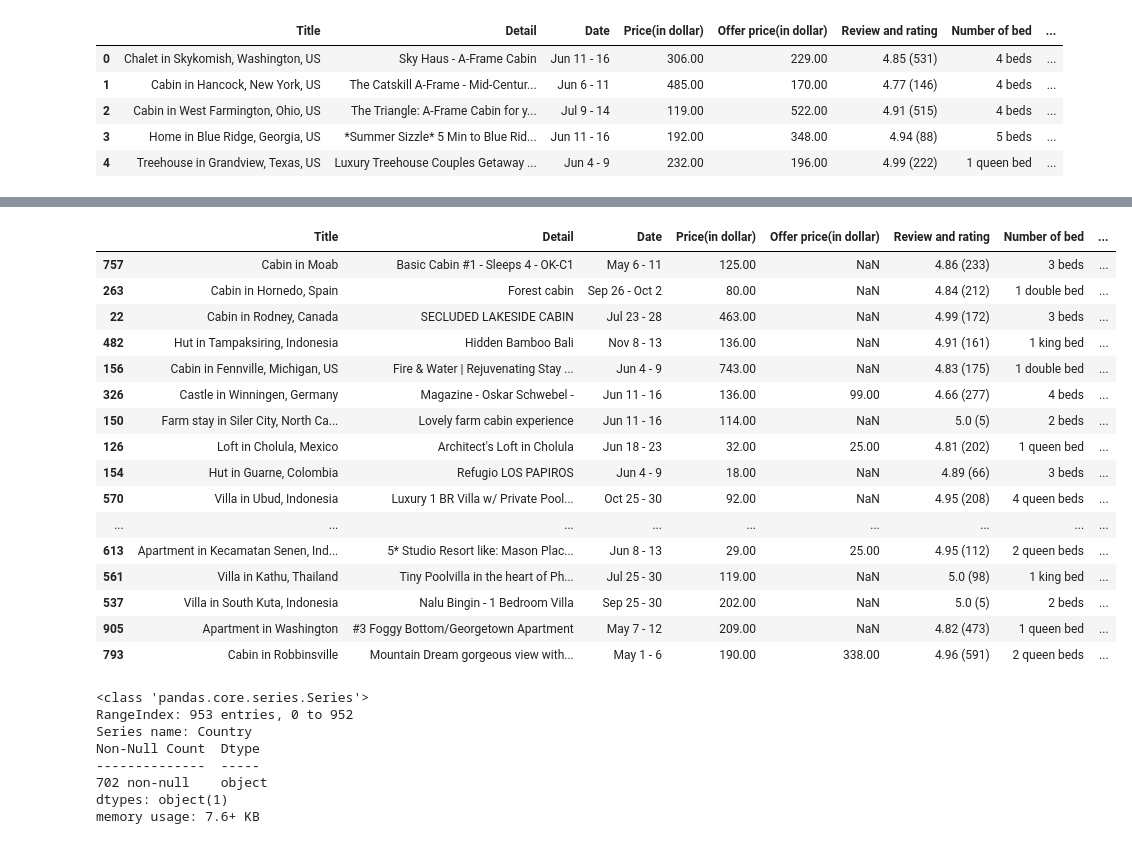
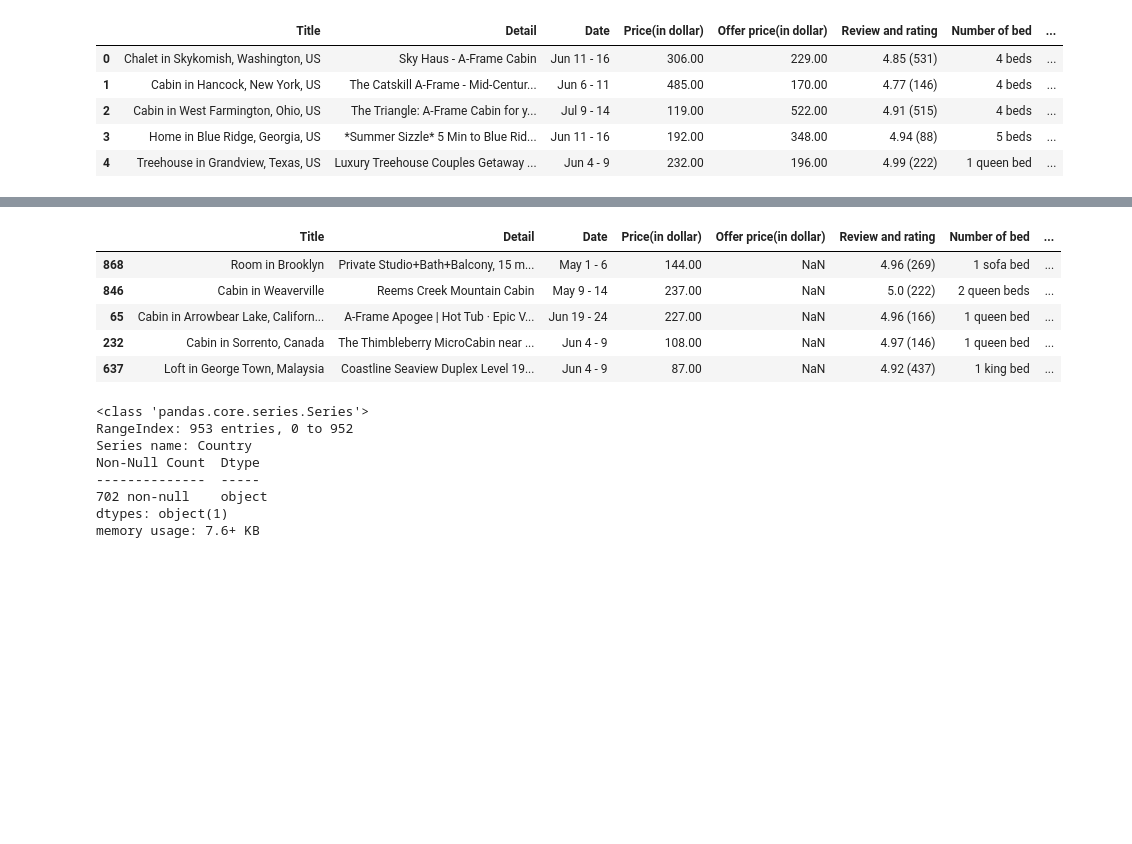
Before and after one commit to nyassi35/ReDI_project, a Jupyter notebook: Redi_Project.ipynb, the cells around one changed output, grey strips where cells are left out. Saved outputs shown, nothing was run; the diff lists cells and outputs as text; code cells hidden in the pictures; blank space fills up the shorter version.

```diff
--- a/Redi_Project.ipynb
+++ b/Redi_Project.ipynb
@@ -189,10 +176,16 @@ df1.sample(20)
 # %%
 # Assuming you have the table data in a DataFrame called 'df1'
 
-# Split the 'Others' column into 'City', 'State', and 'Country' columns
-split_values = df1['others'].str.split(',')
+# # Split the 'Others' column
+# split_values = df1['others'].str.split(',')
 
-df1['City'] = split_values.str[0]
+# df1['City'] = split_values.str[0]
+
+# df1.sample(5)
+
+
+
+df1['City'] = df1['others'].str.split(',').str[0]
 
 df1.sample(5)
 # %% [output]
@@ -205,25 +198,19 @@ df1.sample(5)
 # %%
+# # Check the number of words after splitting
+# df1['Country'] = split_values.apply(lambda x: x[-1].strip() if len(x) > 1 else None)
+# df1.sample(50)
+
+
 # Check the number of words after splitting
-df1['Country'] = split_values.apply(lambda x: x[-1].strip() if len(x) > 1 else None)
-df1.sample(50)
+df1['Country'] = df1['others'].str.split(',').apply(lambda x: x[-1].strip() if len(x) > 1 else None)
+df1.sample(5)
 # %% [output]
 |  | Title | Detail | Date | Price(in dollar) | Offer price(in dollar) | Review and rating | Number of bed | ... |
-| 757 | Cabin in Moab | Basic Cabin #1 - Sleeps 4 - OK-C1 | May 6 - 11 | 125.00 | NaN | 4.86 (233) | 3 beds | ... |
-| 263 | Cabin in Hornedo, Spain | Forest cabin | Sep 26 - Oct 2 | 80.00 | NaN | 4.84 (212) | 1 double bed | ... |
-| 22 | Cabin in Rodney, Canada | SECLUDED LAKESIDE CABIN | Jul 23 - 28 | 463.00 | NaN | 4.99 (172) | 3 beds | ... |
-| 482 | Hut in Tampaksiring, Indonesia | Hidden Bamboo Bali | Nov 8 - 13 | 136.00 | NaN | 4.91 (161) | 1 king bed | ... |
-| 156 | Cabin in Fennville, Michigan, US | Fire & Water | Rejuvenating Stay ... | Jun 4 - 9 | 743.00 | NaN | 4.83 (175) | 1 double bed | ... |
-| 326 | Castle in Winningen, Germany | Magazine - Oskar Schwebel - | Jun 11 - 16 | 136.00 | 99.00 | 4.66 (277) | 4 beds | ... |
-| 150 | Farm stay in Siler City, North Ca... | Lovely farm cabin experience | Jun 11 - 16 | 114.00 | NaN | 5.0 (5) | 2 beds | ... |
-| 126 | Loft in Cholula, Mexico | Architect's Loft in Cholula | Jun 18 - 23 | 32.00 | 25.00 | 4.81 (202) | 1 queen bed | ... |
-| 154 | Hut in Guarne, Colombia | Refugio LOS PAPIROS | Jun 4 - 9 | 18.00 | NaN | 4.89 (66) | 3 beds | ... |
-| 570 | Villa in Ubud, Indonesia | Luxury 1 BR Villa w/ Private Pool... | Oct 25 - 30 | 92.00 | NaN | 4.95 (208) | 4 queen beds | ... |
-| ... | ... | ... | ... | ... | ... | ... | ... | ... |
-| 613 | Apartment in Kecamatan Senen, Ind... | 5* Studio Resort like: Mason Plac... | Jun 8 - 13 | 29.00 | 25.00 | 4.95 (112) | 2 queen beds | ... |
-| 561 | Villa in Kathu, Thailand | Tiny Poolvilla in the heart of Ph... | Jul 25 - 30 | 119.00 | NaN | 5.0 (98) | 1 king bed | ... |
-| 537 | Villa in South Kuta, Indonesia | Nalu Bingin - 1 Bedroom Villa | Sep 25 - 30 | 202.00 | NaN | 5.0 (5) | 2 beds | ... |
-| 905 | Apartment in Washington | #3 Foggy Bottom/Georgetown Apartment | May 7 - 12 | 209.00 | NaN | 4.82 (473) | 1 queen bed | ... |
-| 793 | Cabin in Robbinsville | Mountain Dream gorgeous view with... | May 1 - 6 | 190.00 | 338.00 | 4.96 (591) | 2 queen beds | ... |
+| 868 | Room in Brooklyn | Private Studio+Bath+Balcony, 15 m... | May 1 - 6 | 144.00 | NaN | 4.96 (269) | 1 sofa bed | ... |
+| 846 | Cabin in Weaverville | Reems Creek Mountain Cabin | May 9 - 14 | 237.00 | NaN | 5.0 (222) | 2 queen beds | ... |
+| 65 | Cabin in Arrowbear Lake, Californ... | A-Frame Apogee | Hot Tub · Epic V... | Jun 19 - 24 | 227.00 | NaN | 4.96 (166) | 1 queen bed | ... |
+| 232 | Cabin in Sorrento, Canada | The Thimbleberry MicroCabin near ... | Jun 4 - 9 | 108.00 | NaN | 4.97 (146) | 1 queen bed | ... |
+| 637 | Loft in George Town, Malaysia | Coastline Seaview Duplex Level 19... | Jun 4 - 9 | 87.00 | NaN | 4.92 (437) | 1 king bed | ... |
 # %%
 df1['Country'].info()
 # %% [output]
```
Also changed, not shown: parts of 26 cells of this notebook.
